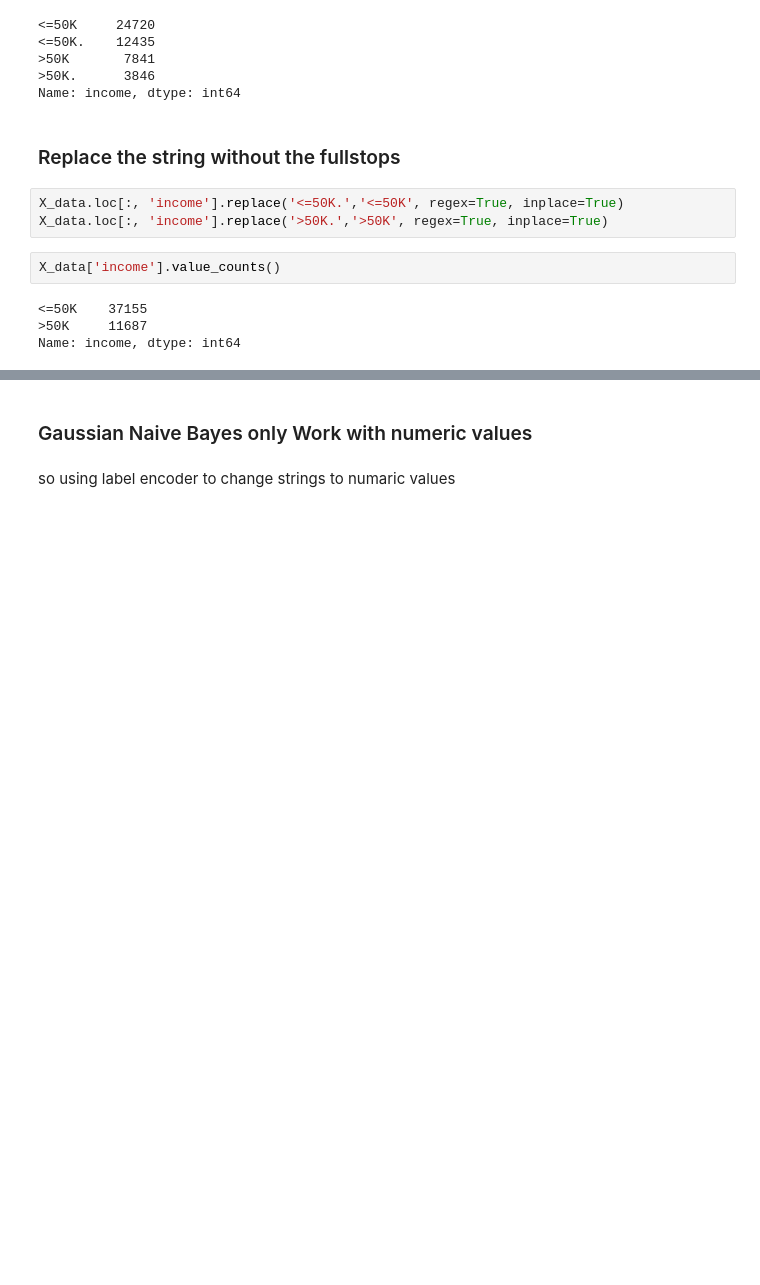
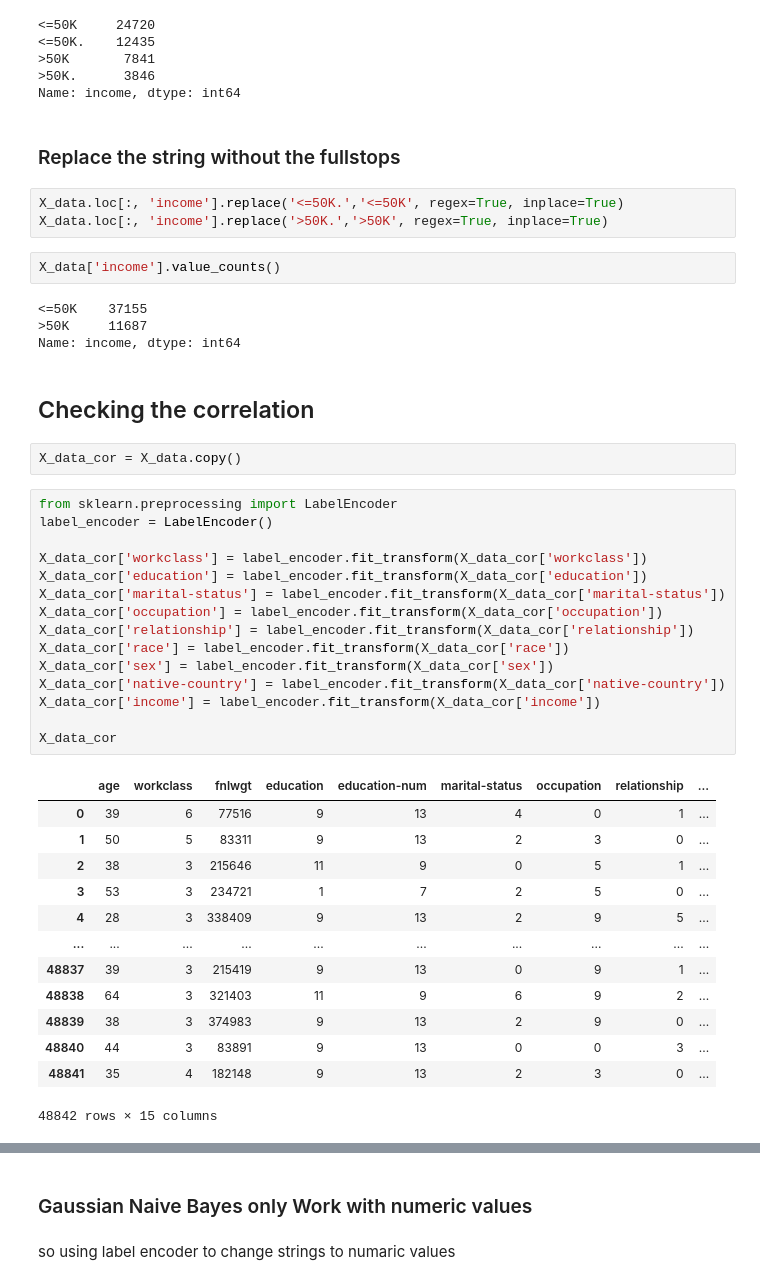
Before and after one commit to Lafri-13/Adult-Census-Income-Classification, a Jupyter notebook: CM2604_ML_CW.ipynb, the cells around one changed output, grey strips where cells are left out. Saved outputs shown, nothing was run; the diff lists cells and outputs as text; blank space fills up the shorter version.

```diff
--- a/CM2604_ML_CW.ipynb
+++ b/CM2604_ML_CW.ipynb
@@ -241,3 +231,36 @@ X_data['income'].value_counts()
 <=50K    37155
 >50K     11687
 Name: income, dtype: int64
+# %% [markdown]
+## Checking the correlation
+# %%
+X_data_cor = X_data.copy()
+# %%
+from sklearn.preprocessing import LabelEncoder
+label_encoder = LabelEncoder()
+
+X_data_cor['workclass'] = label_encoder.fit_transform(X_data_cor['workclass'])
+X_data_cor['education'] = label_encoder.fit_transform(X_data_cor['education'])
+X_data_cor['marital-status'] = label_encoder.fit_transform(X_data_cor['marital-status'])
+X_data_cor['occupation'] = label_encoder.fit_transform(X_data_cor['occupation'])
+X_data_cor['relationship'] = label_encoder.fit_transform(X_data_cor['relationship'])
+X_data_cor['race'] = label_encoder.fit_transform(X_data_cor['race'])
+X_data_cor['sex'] = label_encoder.fit_transform(X_data_cor['sex'])
+X_data_cor['native-country'] = label_encoder.fit_transform(X_data_cor['native-country'])
+X_data_cor['income'] = label_encoder.fit_transform(X_data_cor['income'])
+
+X_data_cor
+# %% [output]
+|  | age | workclass | fnlwgt | education | education-num | marital-status | occupation | relationship | ... |
+| 0 | 39 | 6 | 77516 | 9 | 13 | 4 | 0 | 1 | ... |
+| 1 | 50 | 5 | 83311 | 9 | 13 | 2 | 3 | 0 | ... |
+| 2 | 38 | 3 | 215646 | 11 | 9 | 0 | 5 | 1 | ... |
+| 3 | 53 | 3 | 234721 | 1 | 7 | 2 | 5 | 0 | ... |
+| 4 | 28 | 3 | 338409 | 9 | 13 | 2 | 9 | 5 | ... |
+| ... | ... | ... | ... | ... | ... | ... | ... | ... | ... |
+| 48837 | 39 | 3 | 215419 | 9 | 13 | 0 | 9 | 1 | ... |
+| 48838 | 64 | 3 | 321403 | 11 | 9 | 6 | 9 | 2 | ... |
+| 48839 | 38 | 3 | 374983 | 9 | 13 | 2 | 9 | 0 | ... |
+| 48840 | 44 | 3 | 83891 | 9 | 13 | 0 | 0 | 3 | ... |
+| 48841 | 35 | 4 | 182148 | 9 | 13 | 2 | 3 | 0 | ... |
+48842 rows × 15 columns
```
Also changed, not shown: parts of 31 cells of this notebook.
